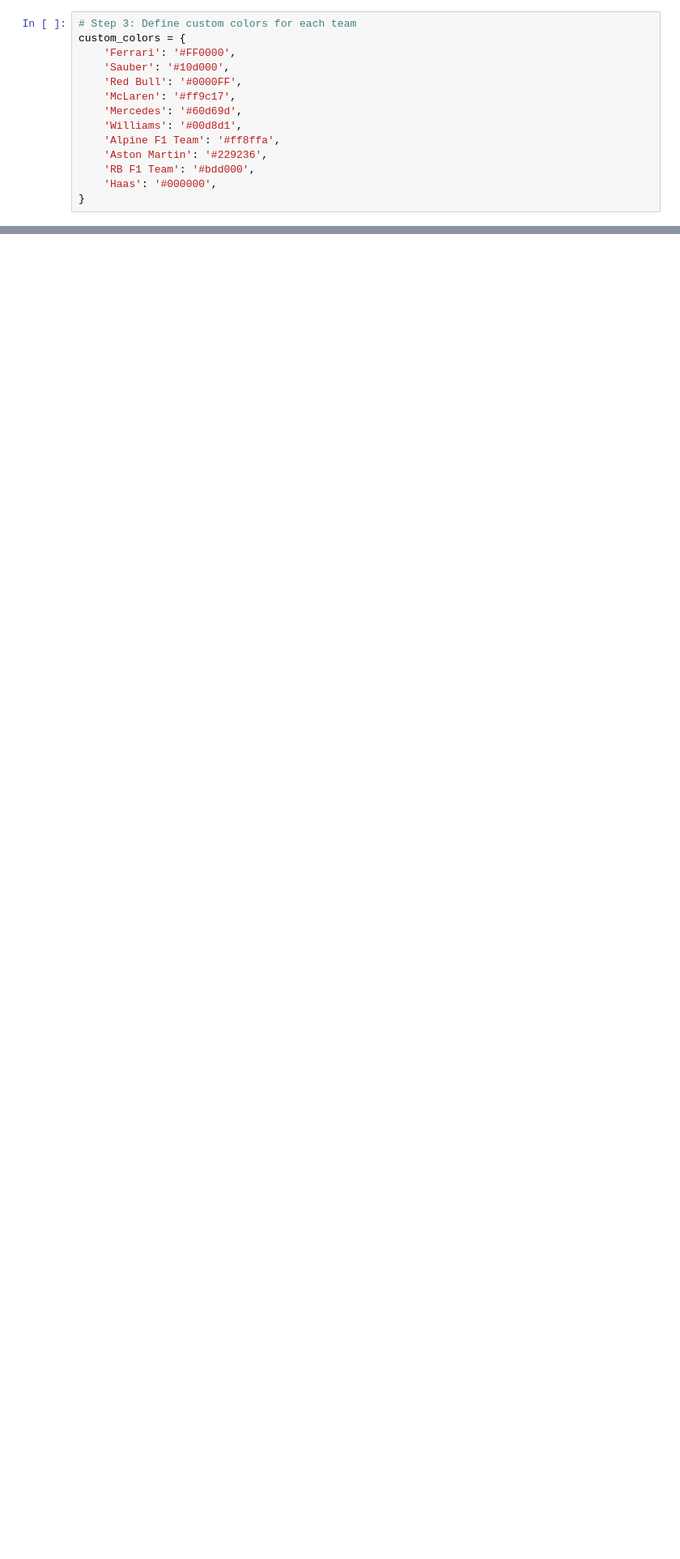
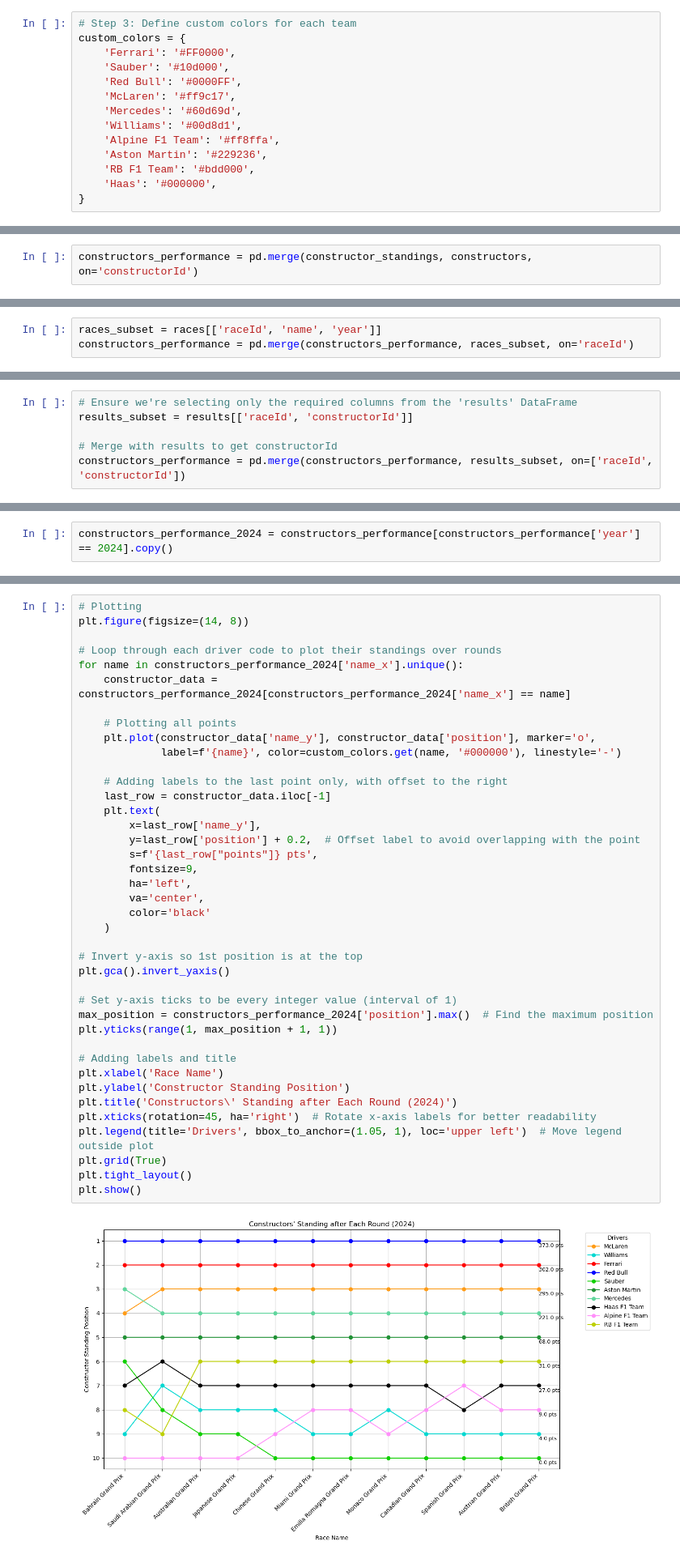
Before and after one commit to jakmate/F1DataAnalysis, a Jupyter notebook: consistency.ipynb, the cells around one changed output, grey strips where cells are left out. Shown at 81% size. Cells and saved outputs as stored; diff of their text form; blank space fills up the shorter version.

```diff
--- a/consistency.ipynb
+++ b/consistency.ipynb
@@ -100,0 +131,2 @@ plt.show()
+# %%
+constructors_performance = pd.merge(constructor_standings, constructors, on='constructorId')
@@ -100,0 +142,3 @@ plt.show()
+# %%
+races_subset = races[['raceId', 'name', 'year']]
+constructors_performance = pd.merge(constructors_performance, races_subset, on='raceId')
@@ -100,0 +154,6 @@ plt.show()
+# %%
+# Ensure we're selecting only the required columns from the 'results' DataFrame
+results_subset = results[['raceId', 'constructorId']]
+
+# Merge with results to get constructorId
+constructors_performance = pd.merge(constructors_performance, results_subset, on=['raceId', 'constructorId'])
@@ -100,0 +169,2 @@ plt.show()
+# %%
+constructors_performance_2024 = constructors_performance[constructors_performance['year'] == 2024].copy()
@@ -100,0 +180,42 @@ plt.show()
+# %%
+# Plotting
+plt.figure(figsize=(14, 8))
+
+# Loop through each driver code to plot their standings over rounds
+for name in constructors_performance_2024['name_x'].unique():
+    constructor_data = constructors_performance_2024[constructors_performance_2024['name_x'] == name]
+
+    # Plotting all points
+    plt.plot(constructor_data['name_y'], constructor_data['position'], marker='o',
+             label=f'{name}', color=custom_colors.get(name, '#000000'), linestyle='-')
+
+    # Adding labels to the last point only, with offset to the right
+    last_row = constructor_data.iloc[-1]
+    plt.text(
+        x=last_row['name_y'],
+        y=last_row['position'] + 0.2,  # Offset label to avoid overlapping with the point
+        s=f'{last_row["points"]} pts',
+        fontsize=9,
+        ha='left',
+        va='center',
+        color='black'
+    )
+
+# Invert y-axis so 1st position is at the top
+plt.gca().invert_yaxis()
+
+# Set y-axis ticks to be every integer value (interval of 1)
+max_position = constructors_performance_2024['position'].max()  # Find the maximum position
+plt.yticks(range(1, max_position + 1, 1))
+
+# Adding labels and title
+plt.xlabel('Race Name')
+plt.ylabel('Constructor Standing Position')
+plt.title('Constructors\' Standing after Each Round (2024)')
+plt.xticks(rotation=45, ha='right')  # Rotate x-axis labels for better readability
+plt.legend(title='Drivers', bbox_to_anchor=(1.05, 1), loc='upper left')  # Move legend outside plot
+plt.grid(True)
+plt.tight_layout()
+plt.show()
+# %% [output]
+[figure, added]
```
Also changed, not shown: parts of 30 cells of this notebook.
